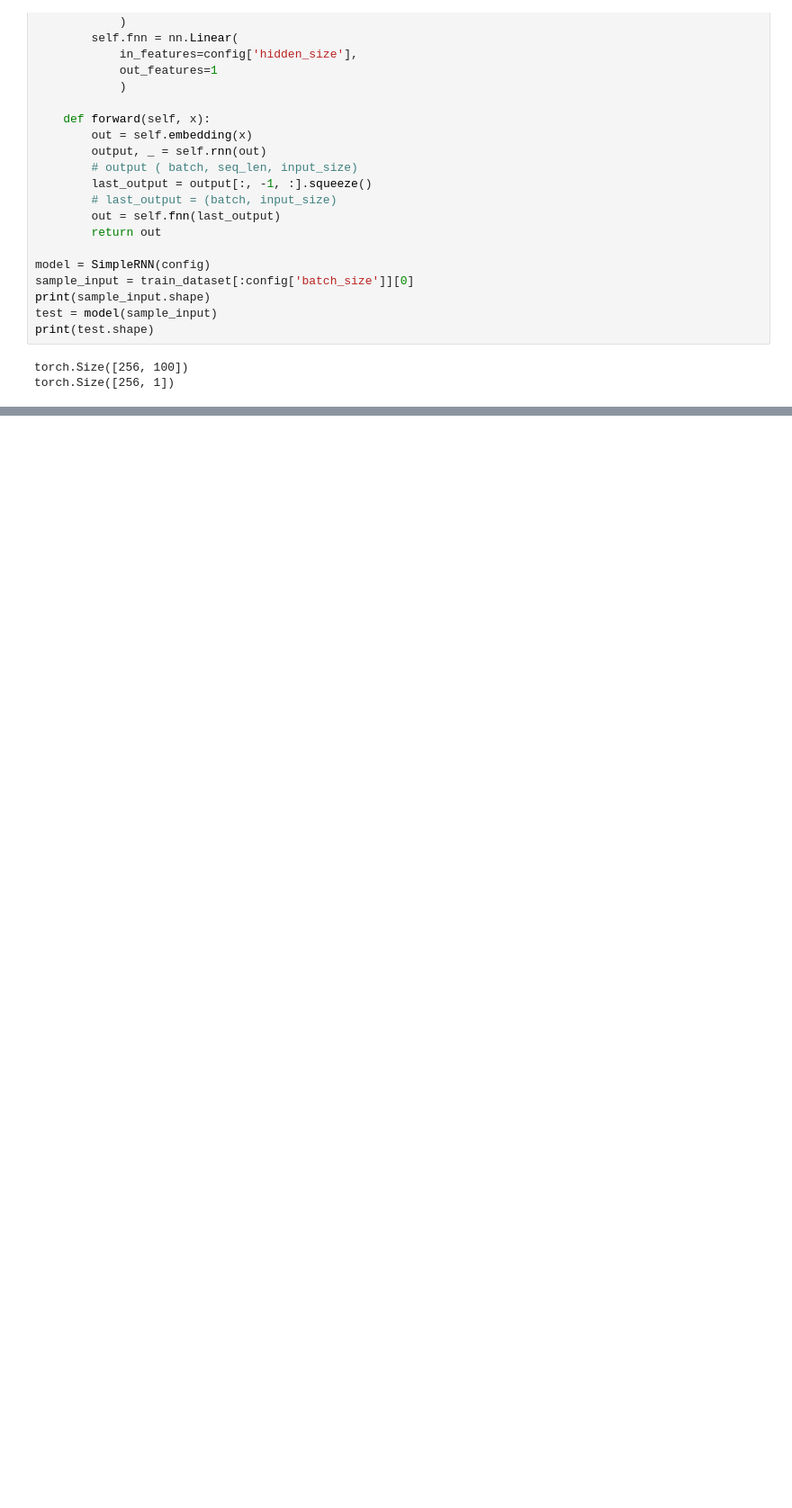
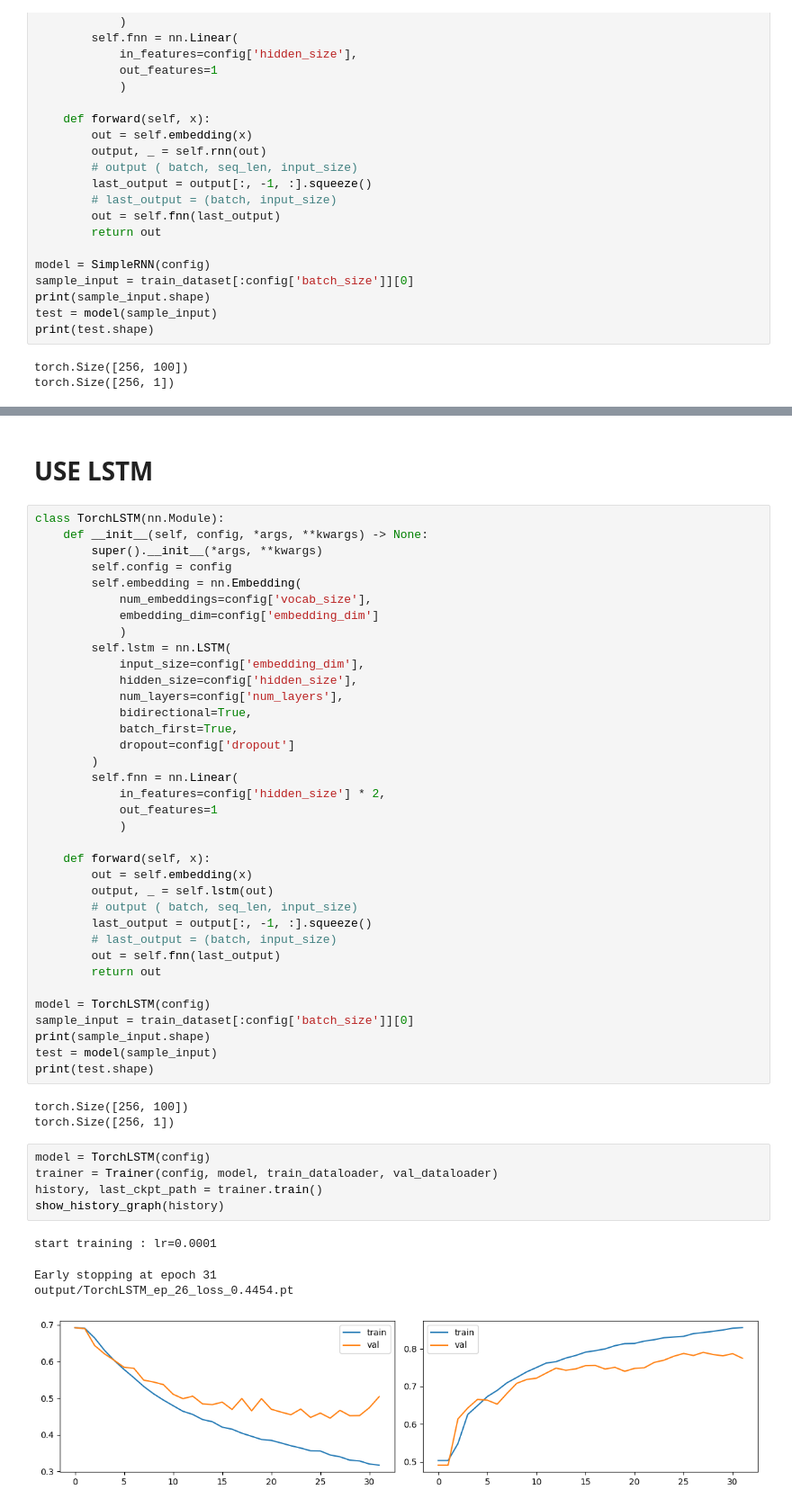
Before and after one commit to joseph-jingi-jung/NLP-Zero-to-transformers, a Jupyter notebook: NLP_Zero_to_transformers_IMDB.ipynb, the cells around one changed output, grey strips where cells are left out. Shown: that part at 90% size. Drawn from its saved outputs; the diff is of its cells as text; blank space fills up the shorter version.

Commit message:
implement LSTM

```diff
--- a/NLP_Zero_to_transformers_IMDB.ipynb
+++ b/NLP_Zero_to_transformers_IMDB.ipynb
@@ -349,0 +353,51 @@ test loss : 0.5130, accuracy : 0.77
+# %% [markdown]
+# USE LSTM
+# %%
+class TorchLSTM(nn.Module):
+    def __init__(self, config, *args, **kwargs) -> None:
+        super().__init__(*args, **kwargs)
+        self.config = config
+        self.embedding = nn.Embedding(
+            num_embeddings=config['vocab_size'],
+            embedding_dim=config['embedding_dim']
+            )
+        self.lstm = nn.LSTM(
+            input_size=config['embedding_dim'],
+            hidden_size=config['hidden_size'],
+            num_layers=config['num_layers'],
+            bidirectional=True,
+            batch_first=True,
+            dropout=config['dropout']
+        )
+        self.fnn = nn.Linear(
+            in_features=config['hidden_size'] * 2,
+            out_features=1
+            )
+
+    def forward(self, x):
+        out = self.embedding(x)
+        output, _ = self.lstm(out)
+        # output ( batch, seq_len, input_size)
+        last_output = output[:, -1, :].squeeze()
+        # last_output = (batch, input_size)
+        out = self.fnn(last_output)
+        return out
+
+model = TorchLSTM(config)
+sample_input = train_dataset[:config['batch_size']][0]
+print(sample_input.shape)
+test = model(sample_input)
+print(test.shape)
+# %% [output]
+torch.Size([256, 100])
+torch.Size([256, 1])
+# %%
+model = TorchLSTM(config)
+trainer = Trainer(config, model, train_dataloader, val_dataloader)
+history, last_ckpt_path = trainer.train()
+show_history_graph(history)
+# %% [output]
+start training : lr=0.0001
+Early stopping at epoch 31
+output/TorchLSTM_ep_26_loss_0.4454.pt
+[figure, added]
```
Also changed, not shown: parts of 4 cells of this notebook.
